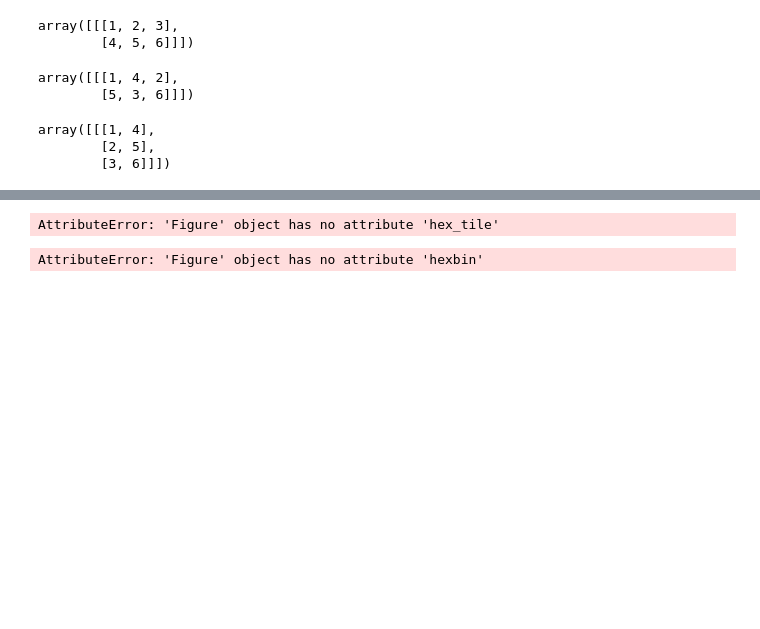
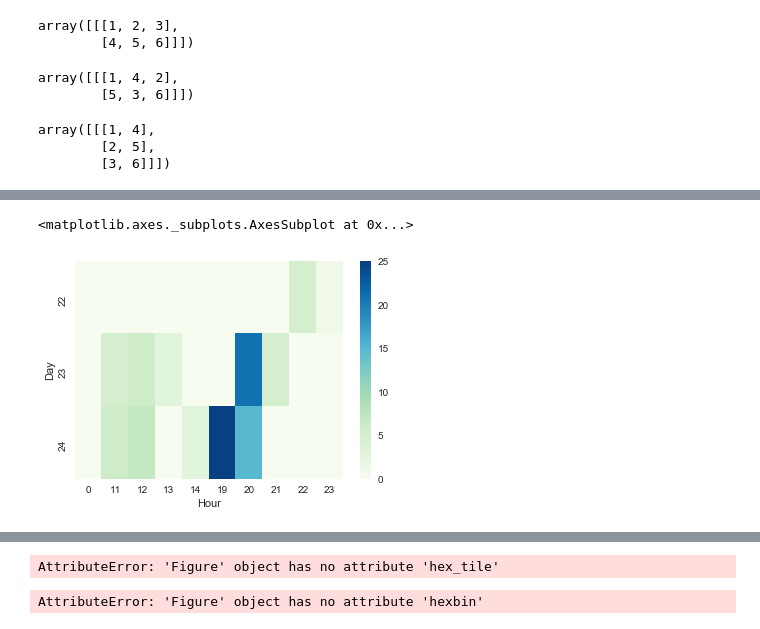
Before and after one commit to timrappold/WeeBro, a Jupyter notebook: bin/EDA.ipynb, the cells around one changed output, grey strips where cells are left out. Cells and saved outputs as stored; diff of their text form; code cells hidden in the pictures; blank space fills up the shorter version.

```diff
--- a/bin/EDA.ipynb
+++ b/bin/EDA.ipynb
@@ -1379,3 +1523,9 @@ sns.heatmap(df_toplot)
+# %%
+sns.set_palette("Greens")
+sns.heatmap(df_toplot, cmap="GnBu")
+# %% [output]
+<matplotlib.axes._subplots.AxesSubplot at 0x...>
+[figure, added]
 # %%
 
 df_heat = df.groupby(["hour", "day_of_week"])["domain"].size().reset_index()
```
Also changed, not shown: parts of 21 cells of this notebook, 4 other files.
